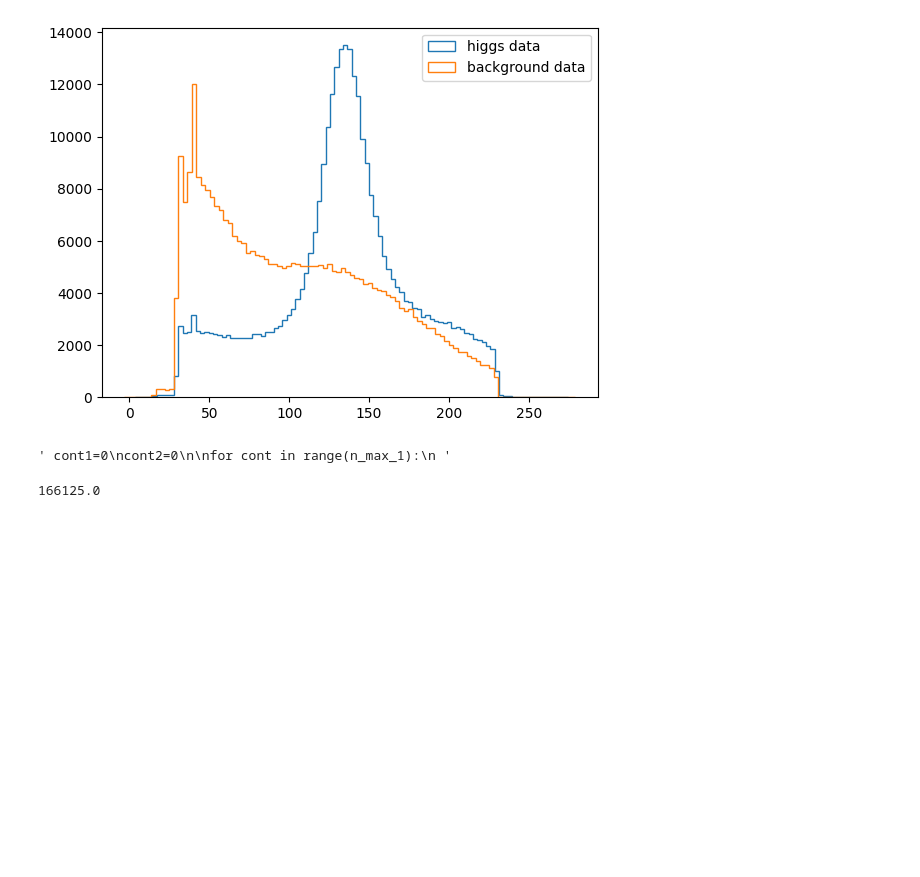
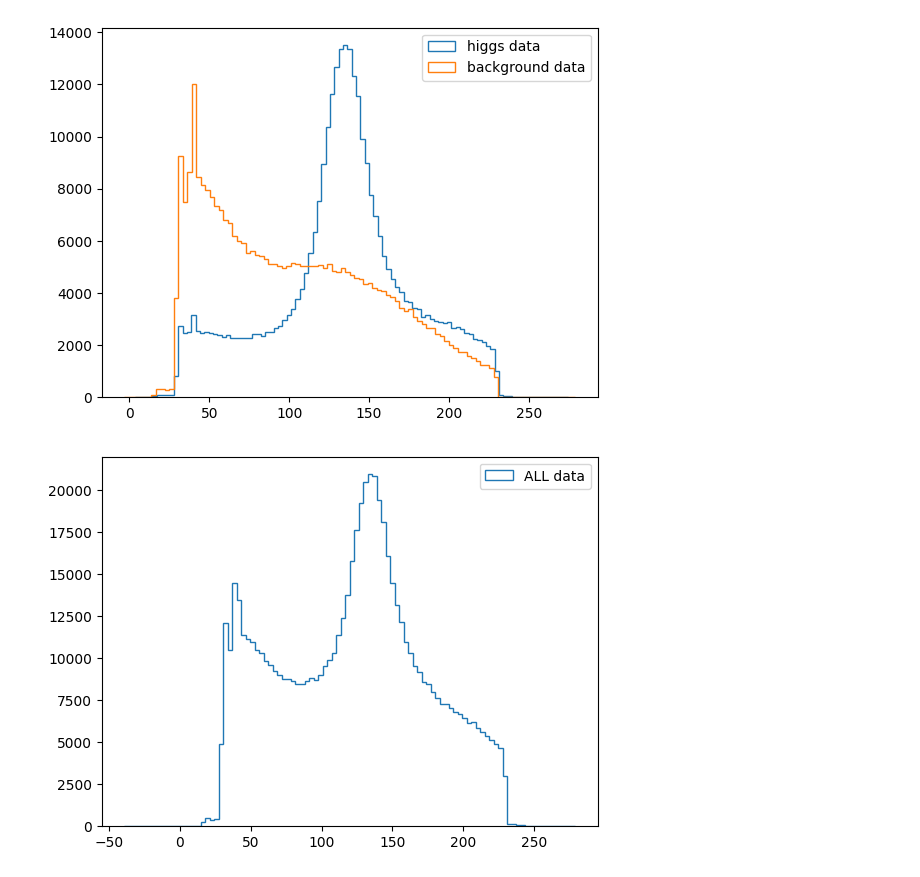
Before and after one commit to GBotogoske/machine_learning_2024, a Jupyter notebook: projeto.ipynb, the cells around one changed output. Cells and saved outputs as stored; diff of their text form; code cells hidden in the pictures; blank space fills up the shorter version.

```diff
--- a/projeto.ipynb
+++ b/projeto.ipynb
@@ -22,22 +22,19 @@ tree1 = file1.Get("Events")
 tree2 = file2.Get("Events")
 # %%
 #coletando os dados
-n_max_1=tree1.GetEntries()
-
-import data_classes
-
-
+from data_classes import Data
 
 data_1=Data()
 data_2=Data()
 
-""" for entryNum in range (0 ,n_max_1):
+n_max_1=tree1.GetEntries()
+
+for entryNum in range (0 ,n_max_1):
     tree1.GetEntry( entryNum )
-    data_1["ak15_regressed_mass"].append(getattr(tree1, "ak15_regressed_mass"))
+    data_1.ak15_regressed_mass.append(getattr(tree1, "ak15_regressed_mass"))
 
 n_max_2=tree2.GetEntries()
-ak15_regressed_mass_2=[]
 
 for entryNum in range (0 ,n_max_2):
     tree2.GetEntry( entryNum )
-    data_2["ak15_regressed_mass"].append(getattr(tree2, "ak15_regressed_mass"))     """
+    data_2.ak15_regressed_mass.append(getattr(tree2, "ak15_regressed_mass"))
@@ -52,25 +47,31 @@ plt.draw()
 # %% [output]
 [figure]
 # %%
-data={"ak15_regressed_mass":[], "truth":[] }
+data=Data()
 
 random1=np.random.choice(n_max_1,n_max_1,replace=False) #inteiros ate o primeiro numero. Numero de eventos sorteados igual ao segundo numero
 random2=np.random.choice(n_max_2,n_max_1,replace=False)
-random_position=np.random.choice(n_max_1,int(n_max_1/2),replace=False)
+random_position=np.random.choice(2*n_max_1,n_max_1,replace=False)
 
-is_here=np.zeros(n_max_1)
+is_here=np.zeros(n_max_1*2)
 is_here[random_position] = 1
 
 
 cont1=0
 cont2=0
 
-for cont in range(n_max_1):
+for cont in range(n_max_1*2):
     if is_here[cont]==0:
-        data[append()
+        data.ak15_regressed_mass.append(data_1.ak15_regressed_mass[random1[cont1]])
+        data.truth.append(1)
+        cont1=cont1+1
+    if is_here[cont]==0:
+        data.ak15_regressed_mass.append(data_2.ak15_regressed_mass[random2[cont2]])
+        data.truth.append(0)
+        cont2=cont2+1
-# %% [output]
-' cont1=0\ncont2=0\n\nfor cont in range(n_max_1):\n '
-# %%
-len(is_here)/2
-# %% [output]
-166125.0
+# %%
+plt.hist( data.ak15_regressed_mass,bins=100, fill=False, histtype='step', label="ALL data")
+plt.legend()
+plt.draw()
+# %% [output]
+[figure, added]
```
Also changed, not shown: parts of 11 cells of this notebook.
